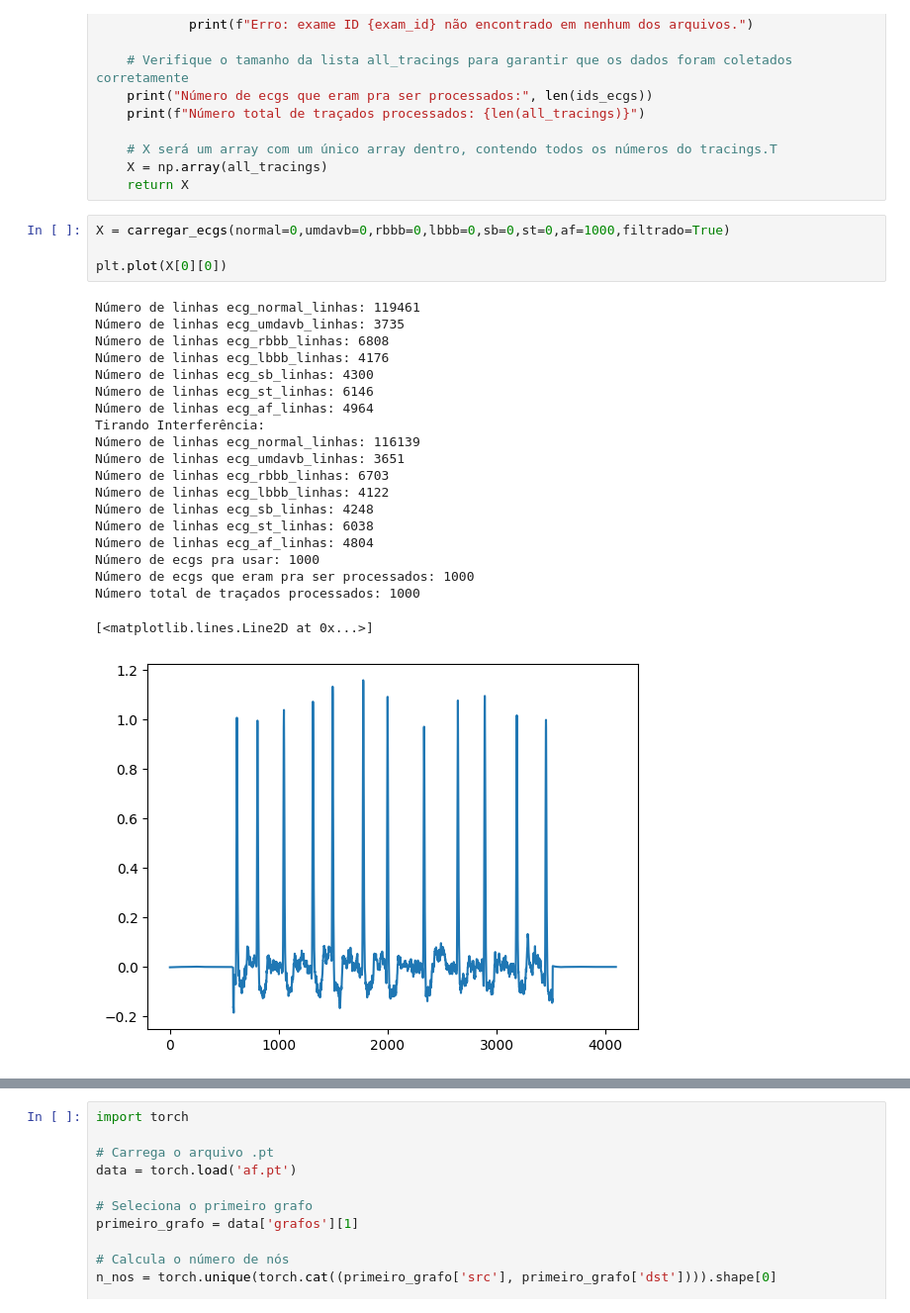
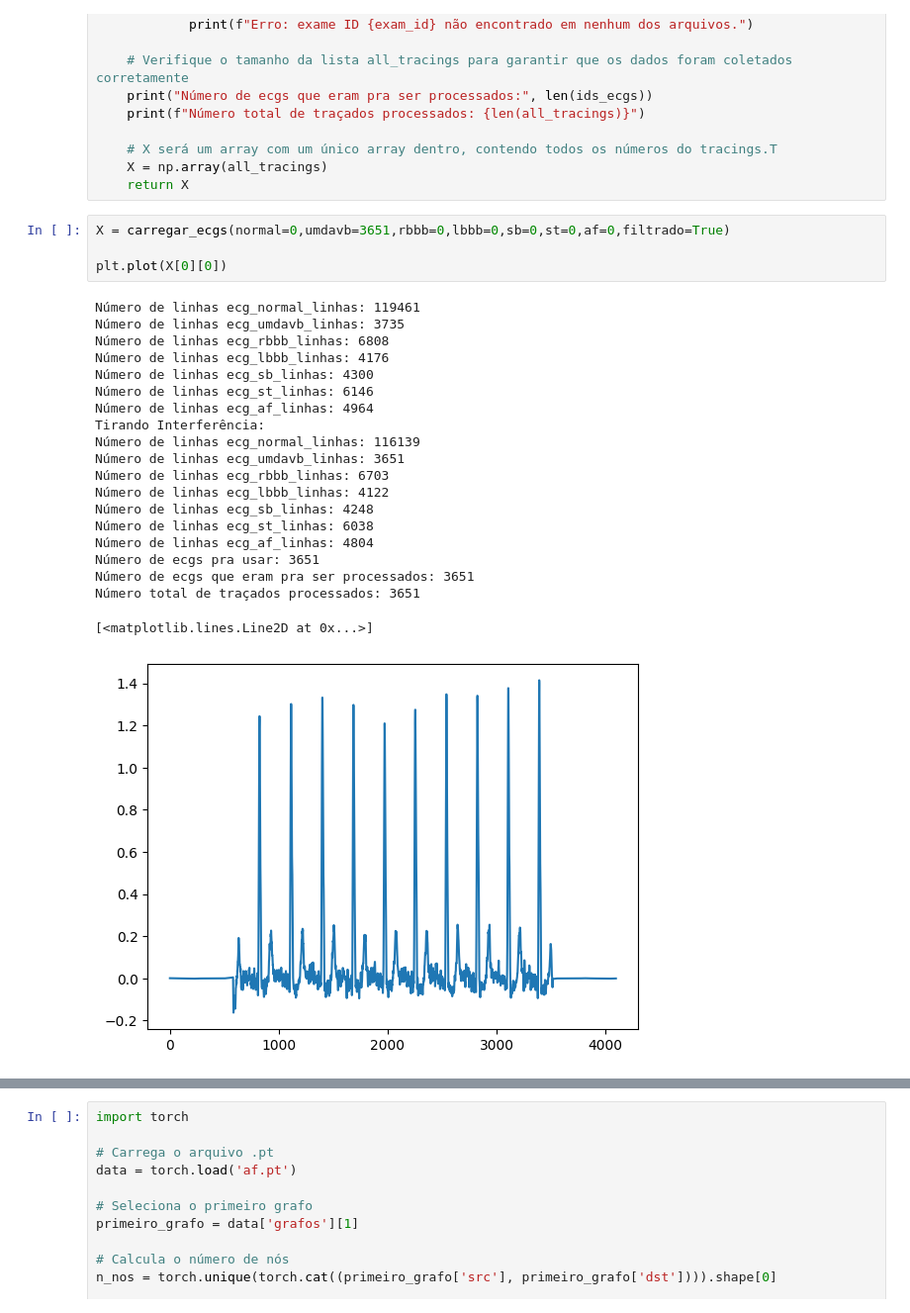
Before and after one commit to pedrobacelar28/Clustering-Paper, a Jupyter notebook: Grafo/createtensors.ipynb, the cells around one changed output, grey strips where cells are left out. Shown at 99% size. Drawn from its saved outputs; the diff is of its cells as text.

```diff
--- a/Grafo/createtensors.ipynb
+++ b/Grafo/createtensors.ipynb
@@ -292,28 +292,28 @@ def carregar_ecgs(normal, umdavb, rbbb, lbbb, sb, st, af, filtrado):
     X = np.array(all_tracings)
     return X
 # %%
-X = carregar_ecgs(normal=0,umdavb=0,rbbb=0,lbbb=0,sb=0,st=0,af=1000,filtrado=True)
+X = carregar_ecgs(normal=0,umdavb=3651,rbbb=0,lbbb=0,sb=0,st=0,af=0,filtrado=True)
 
 plt.plot(X[0][0])
 # %% [output]
 Número de linhas ecg_normal_linhas: 119461
 Número de linhas ecg_umdavb_linhas: 3735
 Número de linhas ecg_rbbb_linhas: 6808
 Número de linhas ecg_lbbb_linhas: 4176
 Número de linhas ecg_sb_linhas: 4300
 Número de linhas ecg_st_linhas: 6146
 Número de linhas ecg_af_linhas: 4964
 Tirando Interferência:
 Número de linhas ecg_normal_linhas: 116139
 Número de linhas ecg_umdavb_linhas: 3651
 Número de linhas ecg_rbbb_linhas: 6703
 Número de linhas ecg_lbbb_linhas: 4122
 Número de linhas ecg_sb_linhas: 4248
 Número de linhas ecg_st_linhas: 6038
 Número de linhas ecg_af_linhas: 4804
-Número de ecgs pra usar: 1000
-Número de ecgs que eram pra ser processados: 1000
-Número total de traçados processados: 1000
+Número de ecgs pra usar: 3651
+Número de ecgs que eram pra ser processados: 3651
+Número total de traçados processados: 3651
 [<matplotlib.lines.Line2D at 0x...>]
-[figure, old version]
+[figure, new version]
 # %%
```
Also changed, not shown: parts of 1 cell of this notebook, 5 other files.
